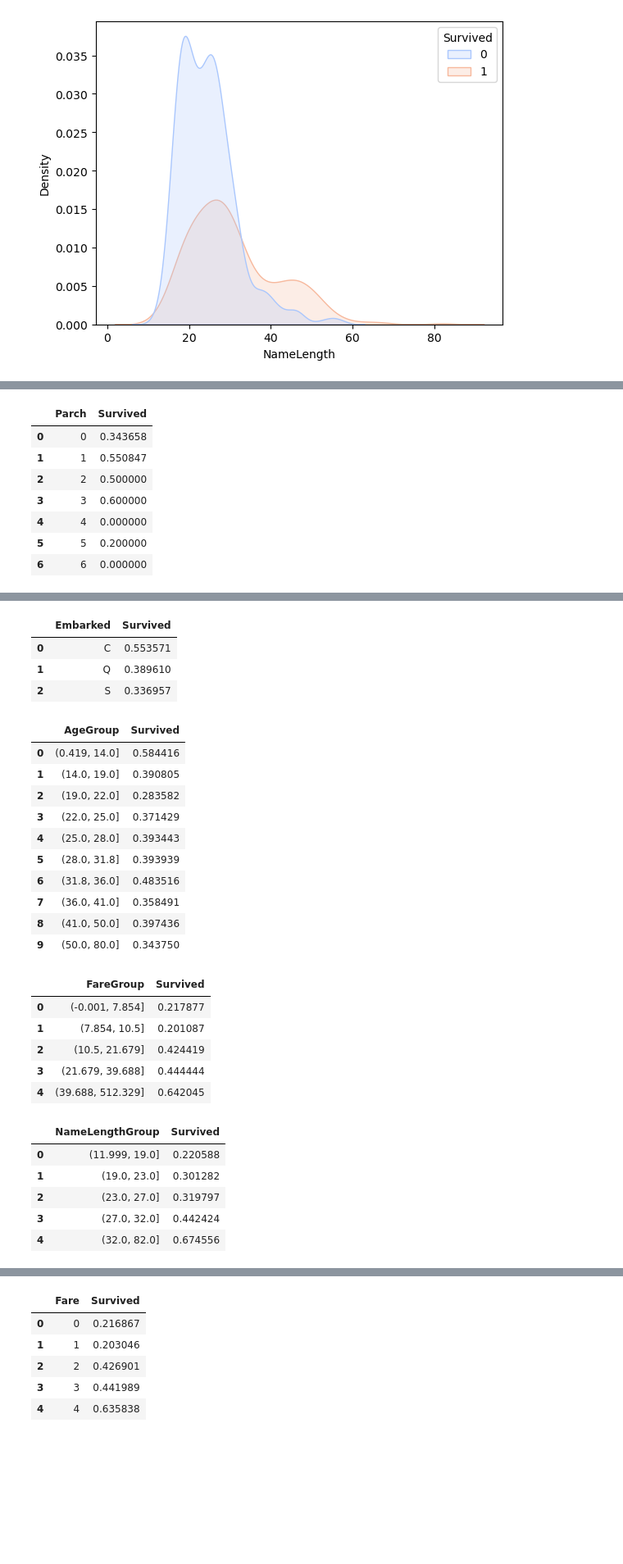
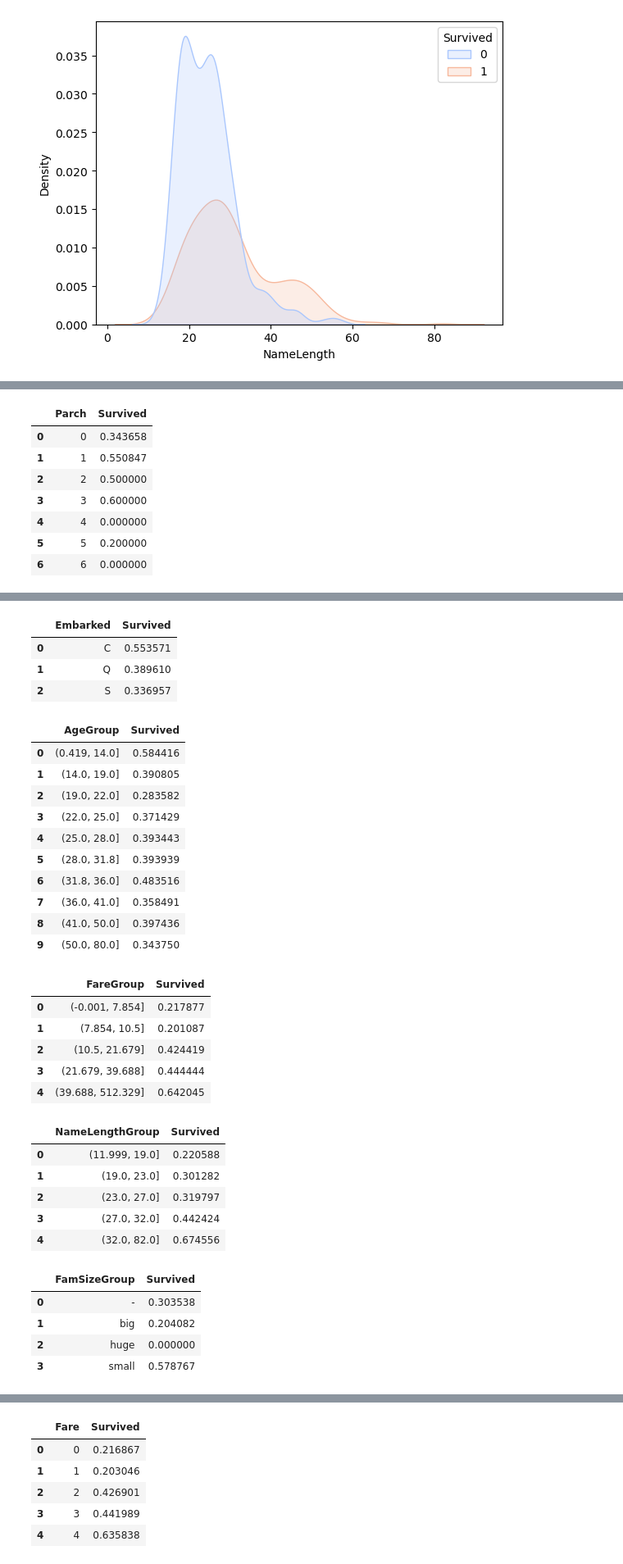
Before and after one commit to Brtsz8/titanic-machine-learning, a Jupyter notebook: titanic.ipynb, the cells around one changed output, grey strips where cells are left out. Shown at 82% size. Saved outputs shown, nothing was run; the diff lists cells and outputs as text; code cells hidden in the pictures; blank space fills up the shorter version.

```diff
--- a/titanic.ipynb
+++ b/titanic.ipynb
@@ -143,7 +167,8 @@ display(
     data_train.groupby(['Embarked'], as_index=False)['Survived'].mean(),
     data_train.groupby(['AgeGroup'],observed=False, as_index=False)['Survived'].mean(),
     data_train.groupby(['FareGroup'],observed=False, as_index=False)['Survived'].mean(),
-    data_train.groupby(['NameLengthGroup'],observed=False, as_index=False)['Survived'].mean()
+    data_train.groupby(['NameLengthGroup'],observed=False, as_index=False)['Survived'].mean(),
+    data_train.groupby(['FamSizeGroup'],observed=False, as_index=False)['Survived'].mean()
 )
 # %% [output]
 |  | Pclass | Survived |
@@ -179,33 +204,38 @@ display(
 | 6 | 7 | 0.333333 |
 | 7 | 8 | 0.000000 |
 | 8 | 11 | 0.000000 |
 |  | Embarked | Survived |
 | 0 | C | 0.553571 |
 | 1 | Q | 0.389610 |
 | 2 | S | 0.336957 |
 |  | AgeGroup | Survived |
 | 0 | (0.419, 14.0] | 0.584416 |
 | 1 | (14.0, 19.0] | 0.390805 |
 | 2 | (19.0, 22.0] | 0.283582 |
 | 3 | (22.0, 25.0] | 0.371429 |
 | 4 | (25.0, 28.0] | 0.393443 |
 | 5 | (28.0, 31.8] | 0.393939 |
 | 6 | (31.8, 36.0] | 0.483516 |
 | 7 | (36.0, 41.0] | 0.358491 |
 | 8 | (41.0, 50.0] | 0.397436 |
 | 9 | (50.0, 80.0] | 0.343750 |
 |  | FareGroup | Survived |
 | 0 | (-0.001, 7.854] | 0.217877 |
 | 1 | (7.854, 10.5] | 0.201087 |
 | 2 | (10.5, 21.679] | 0.424419 |
 | 3 | (21.679, 39.688] | 0.444444 |
 | 4 | (39.688, 512.329] | 0.642045 |
 |  | NameLengthGroup | Survived |
 | 0 | (11.999, 19.0] | 0.220588 |
 | 1 | (19.0, 23.0] | 0.301282 |
 | 2 | (23.0, 27.0] | 0.319797 |
 | 3 | (27.0, 32.0] | 0.442424 |
 | 4 | (32.0, 82.0] | 0.674556 |
+|  | FamSizeGroup | Survived |
+| 0 | - | 0.303538 |
+| 1 | big | 0.204082 |
+| 2 | huge | 0.000000 |
+| 3 | small | 0.578767 |
 # %%
 #changing age column to more readable format based on AgeGroup
 bins = [0, 14, 19, 22, 25, 28, 31.8, 36, 41, 50, 80]
```
Also changed, not shown: parts of 28 cells of this notebook, 2 other files.
